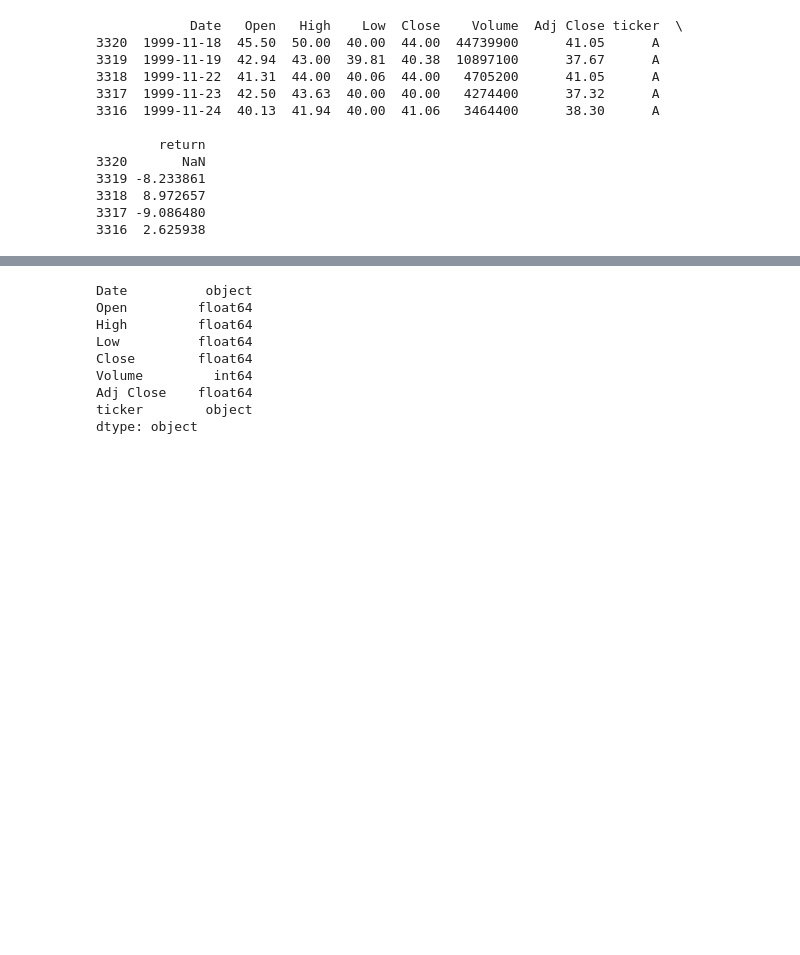
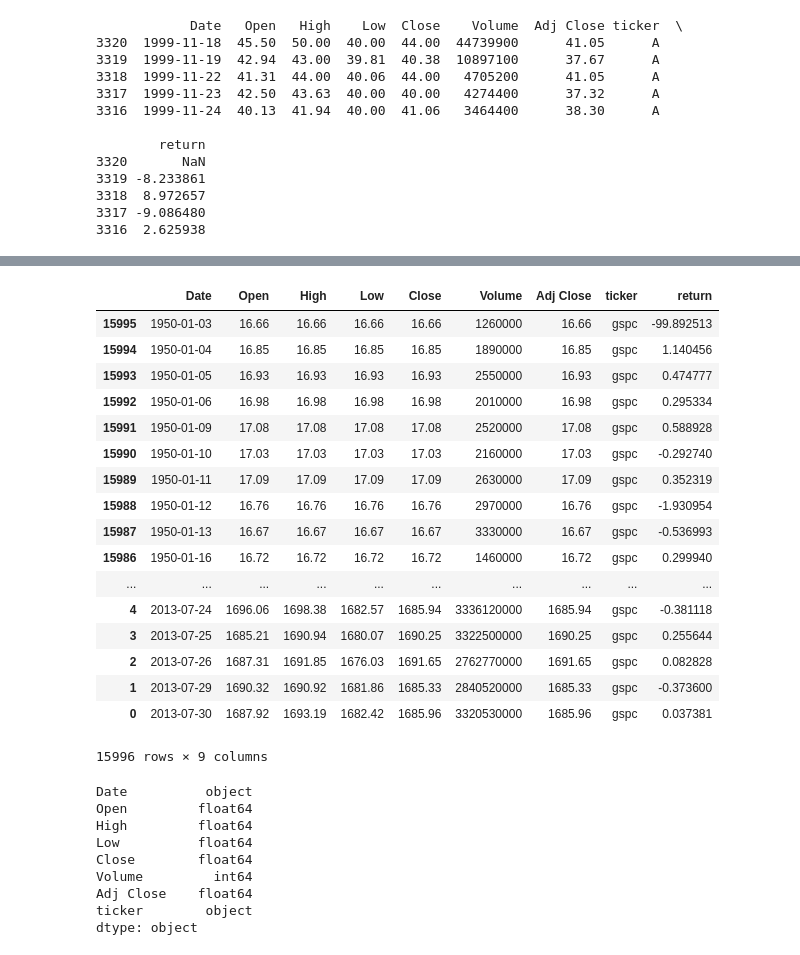
Before and after one commit to nelson-yao/MIDS-W266-Final-MSY, a Jupyter notebook: Basic Model/Template Code.ipynb, the cells around one changed output, grey strips where cells are left out. Saved outputs shown, nothing was run; the diff lists cells and outputs as text; code cells hidden in the pictures; blank space fills up the shorter version.

```diff
--- a/Basic Model/Template Code.ipynb
+++ b/Basic Model/Template Code.ipynb
@@ -70,3 +210,24 @@ print frame.head()
+# %%
+market_data = frame.loc[frame['ticker'] == 'gspc' , :]
+# %% [output]
+|  | Date | Open | High | Low | Close | Volume | Adj Close | ticker | return |
+| 15995 | 1950-01-03 | 16.66 | 16.66 | 16.66 | 16.66 | 1260000 | 16.66 | gspc | -99.892513 |
+| 15994 | 1950-01-04 | 16.85 | 16.85 | 16.85 | 16.85 | 1890000 | 16.85 | gspc | 1.140456 |
+| 15993 | 1950-01-05 | 16.93 | 16.93 | 16.93 | 16.93 | 2550000 | 16.93 | gspc | 0.474777 |
+| 15992 | 1950-01-06 | 16.98 | 16.98 | 16.98 | 16.98 | 2010000 | 16.98 | gspc | 0.295334 |
+| 15991 | 1950-01-09 | 17.08 | 17.08 | 17.08 | 17.08 | 2520000 | 17.08 | gspc | 0.588928 |
+| 15990 | 1950-01-10 | 17.03 | 17.03 | 17.03 | 17.03 | 2160000 | 17.03 | gspc | -0.292740 |
+| 15989 | 1950-01-11 | 17.09 | 17.09 | 17.09 | 17.09 | 2630000 | 17.09 | gspc | 0.352319 |
+| 15988 | 1950-01-12 | 16.76 | 16.76 | 16.76 | 16.76 | 2970000 | 16.76 | gspc | -1.930954 |
+| 15987 | 1950-01-13 | 16.67 | 16.67 | 16.67 | 16.67 | 3330000 | 16.67 | gspc | -0.536993 |
+| 15986 | 1950-01-16 | 16.72 | 16.72 | 16.72 | 16.72 | 1460000 | 16.72 | gspc | 0.299940 |
+| ... | ... | ... | ... | ... | ... | ... | ... | ... | ... |
+| 4 | 2013-07-24 | 1696.06 | 1698.38 | 1682.57 | 1685.94 | 3336120000 | 1685.94 | gspc | -0.381118 |
+| 3 | 2013-07-25 | 1685.21 | 1690.94 | 1680.07 | 1690.25 | 3322500000 | 1690.25 | gspc | 0.255644 |
+| 2 | 2013-07-26 | 1687.31 | 1691.85 | 1676.03 | 1691.65 | 2762770000 | 1691.65 | gspc | 0.082828 |
+| 1 | 2013-07-29 | 1690.32 | 1690.92 | 1681.86 | 1685.33 | 2840520000 | 1685.33 | gspc | -0.373600 |
+| 0 | 2013-07-30 | 1687.92 | 1693.19 | 1682.42 | 1685.96 | 3320530000 | 1685.96 | gspc | 0.037381 |
+15996 rows × 9 columns
 # %%
 frame = frame.sort(['ticker', 'Date'], ascending=[1, 1])
 frame["return"] = (frame["Adj Close"].diff(1)/frame["Adj Close"].shift(1))*float(100)
```
Also changed, not shown: parts of 14 cells of this notebook, 2 other files.
